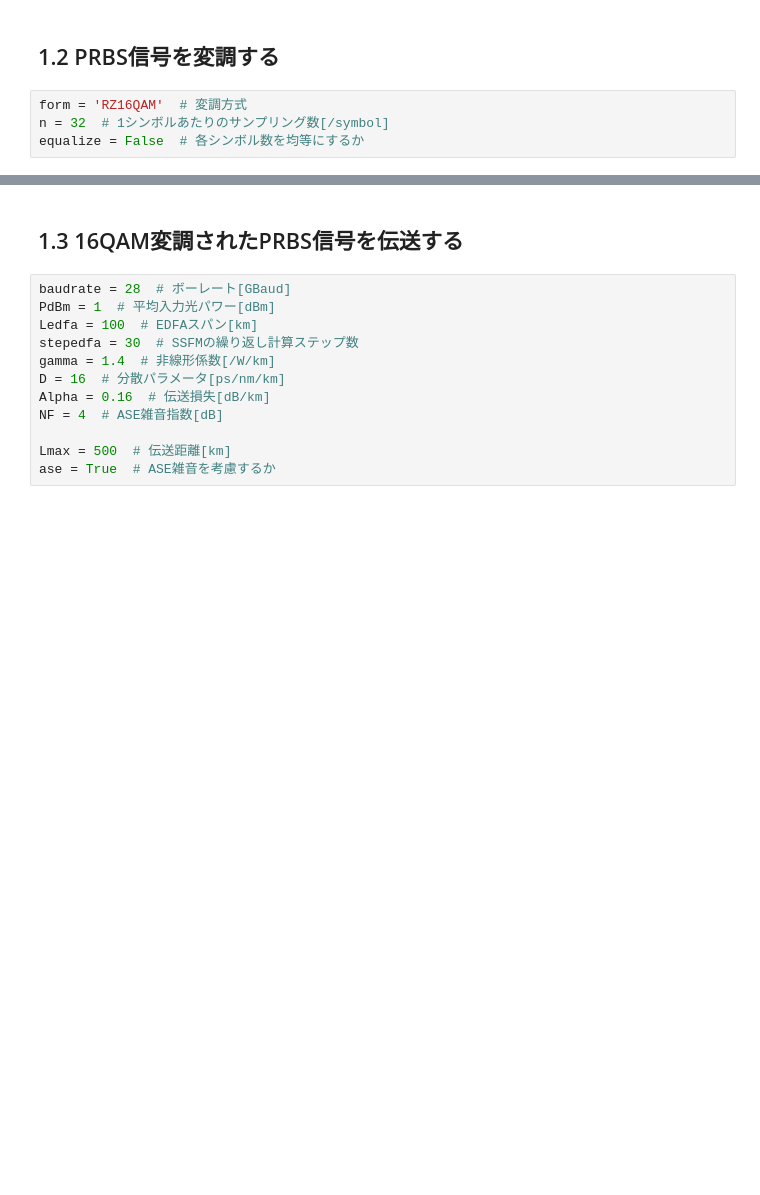
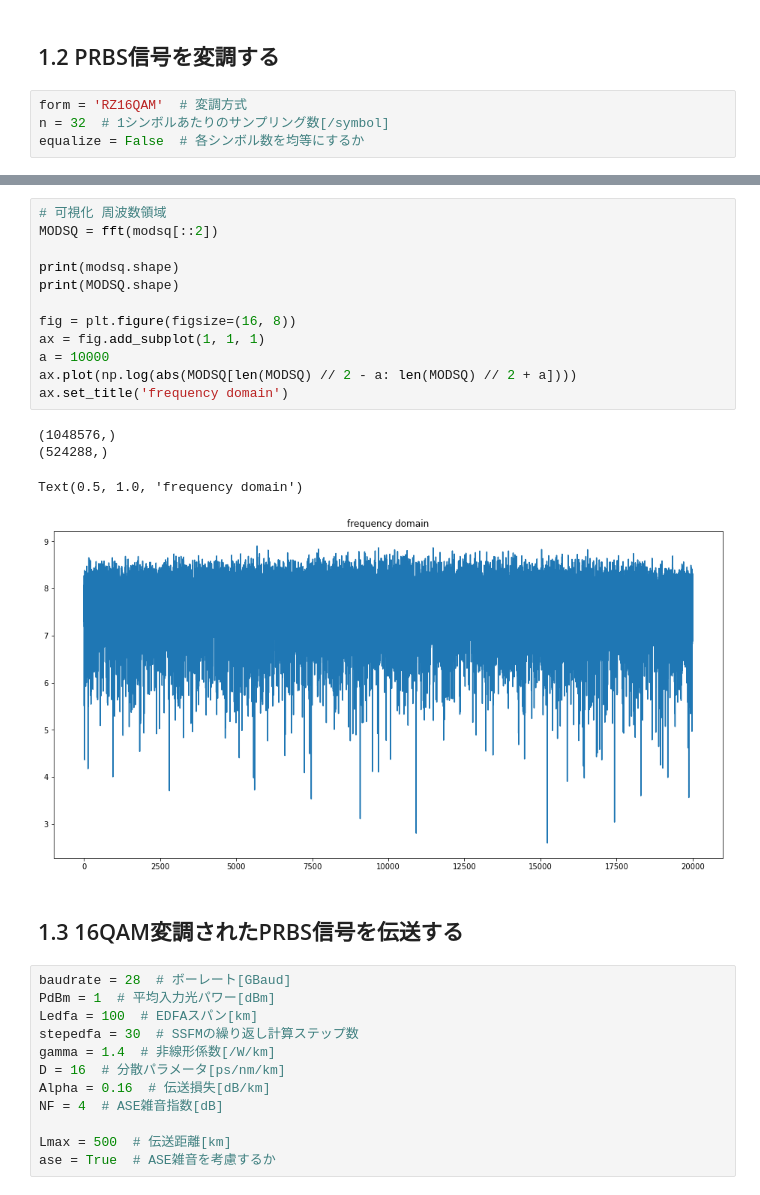
Before and after one commit to n-nooobu/masterthesis, a Jupyter notebook: src/transmission.ipynb, the cells around one changed output, grey strips where cells are left out. Cells and saved outputs as stored; diff of their text form; blank space fills up the shorter version.

```diff
--- a/src/transmission.ipynb
+++ b/src/transmission.ipynb
@@ -83,3 +69,20 @@ ax3.set_title('constellation');
+# %%
+# 可視化 周波数領域
+MODSQ = fft(modsq[::2])
+
+print(modsq.shape)
+print(MODSQ.shape)
+
+fig = plt.figure(figsize=(16, 8))
+ax = fig.add_subplot(1, 1, 1)
+a = 10000
+ax.plot(np.log(abs(MODSQ[len(MODSQ) // 2 - a: len(MODSQ) // 2 + a])))
+ax.set_title('frequency domain')
+# %% [output]
+(1048576,)
+(524288,)
+Text(0.5, 1.0, 'frequency domain')
+[figure, added]
 # %% [markdown]
 ## 1.3 16QAM変調されたPRBS信号を伝送する
 # %%
```
Also changed, not shown: parts of 13 cells of this notebook, 7 other files.
